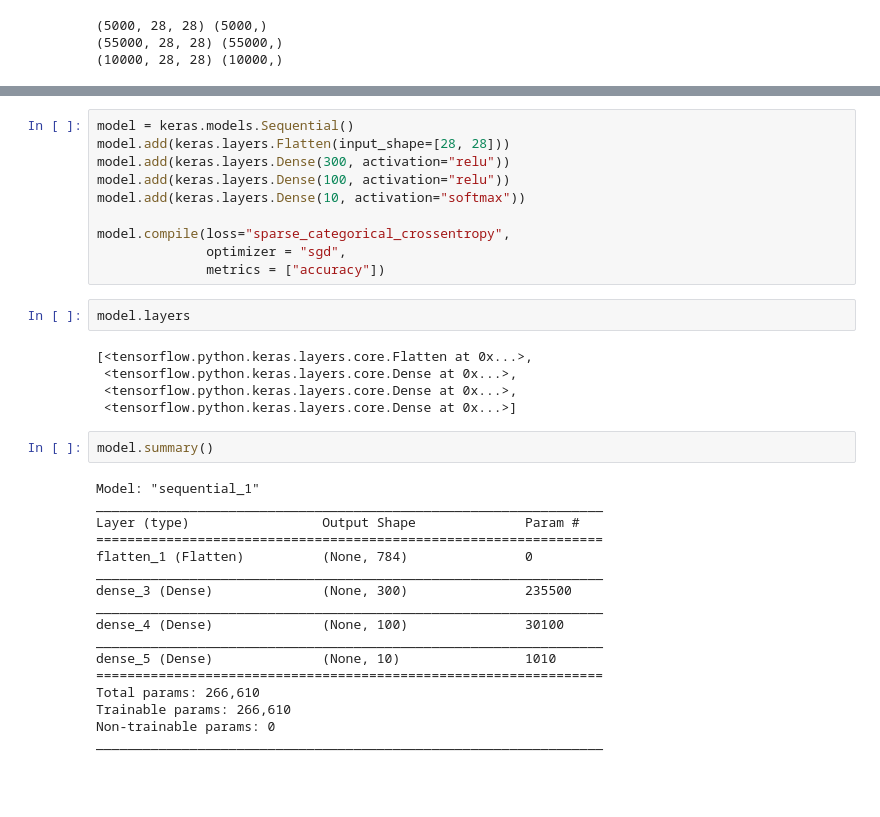
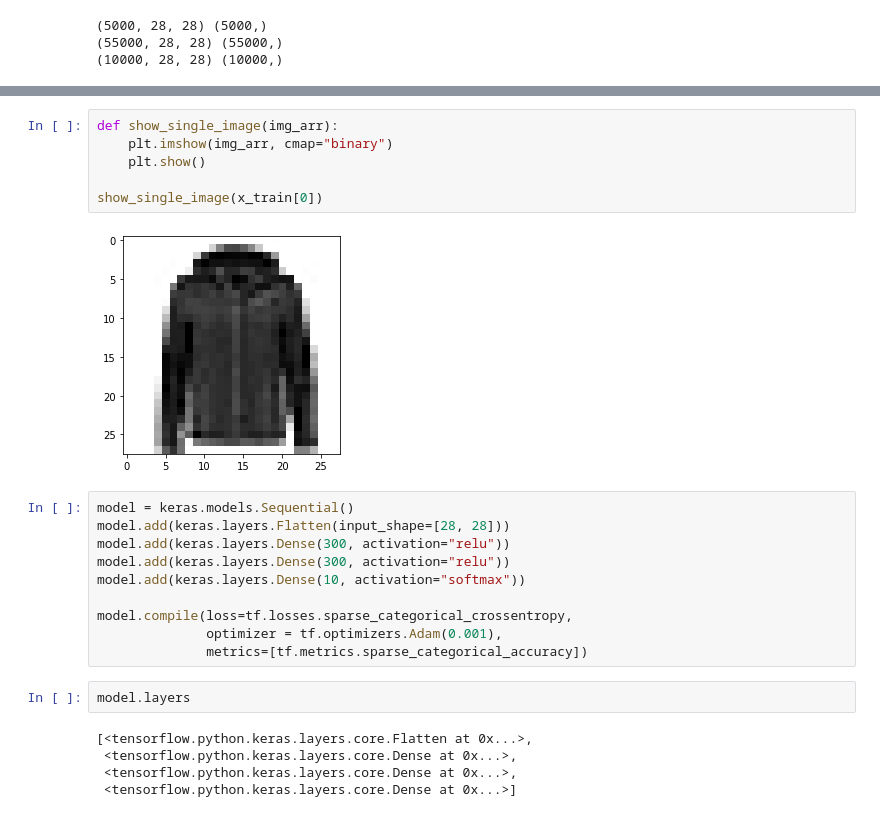
Before and after one commit to leozhao0709/python, a Jupyter notebook: tensorflow_learn/tf_keras_classification_model.ipynb, the cells around one changed output, grey strips where cells are left out. Saved outputs shown, nothing was run; the diff lists cells and outputs as text; blank space fills up the shorter version.

```diff
--- a/tensorflow_learn/tf_keras_classification_model.ipynb
+++ b/tensorflow_learn/tf_keras_classification_model.ipynb
@@ -26,13 +35,21 @@ print(x_test.shape, y_test.shape)
+# %%
+def show_single_image(img_arr):
+    plt.imshow(img_arr, cmap="binary")
+    plt.show()
+
+show_single_image(x_train[0])
+# %% [output]
+[figure, added]
 # %%
 model = keras.models.Sequential()
 model.add(keras.layers.Flatten(input_shape=[28, 28]))
 model.add(keras.layers.Dense(300, activation="relu"))
-model.add(keras.layers.Dense(100, activation="relu"))
+model.add(keras.layers.Dense(300, activation="relu"))
 model.add(keras.layers.Dense(10, activation="softmax"))
 
-model.compile(loss="sparse_categorical_crossentropy",
-              optimizer = "sgd",
-              metrics = ["accuracy"])
+model.compile(loss=tf.losses.sparse_categorical_crossentropy,
+              optimizer = tf.optimizers.Adam(0.001),
+              metrics=[tf.metrics.sparse_categorical_accuracy])
 # %%
 model.layers
 # %% [output]
@@ -40,23 +57,4 @@ model.layers
  <tensorflow.python.keras.layers.core.Dense at 0x...>,
  <tensorflow.python.keras.layers.core.Dense at 0x...>,
  <tensorflow.python.keras.layers.core.Dense at 0x...>]
-# %%
-model.summary()
-# %% [output]
-Model: "sequential_1"
-_________________________________________________________________
-Layer (type)                 Output Shape              Param #
-=================================================================
-flatten_1 (Flatten)          (None, 784)               0
-_________________________________________________________________
-dense_3 (Dense)              (None, 300)               235500
-_________________________________________________________________
-dense_4 (Dense)              (None, 100)               30100
-_________________________________________________________________
-dense_5 (Dense)              (None, 10)                1010
-=================================================================
-Total params: 266,610
-Trainable params: 266,610
-Non-trainable params: 0
-_________________________________________________________________
 # %%
```
Also changed, not shown: parts of 5 cells of this notebook.
